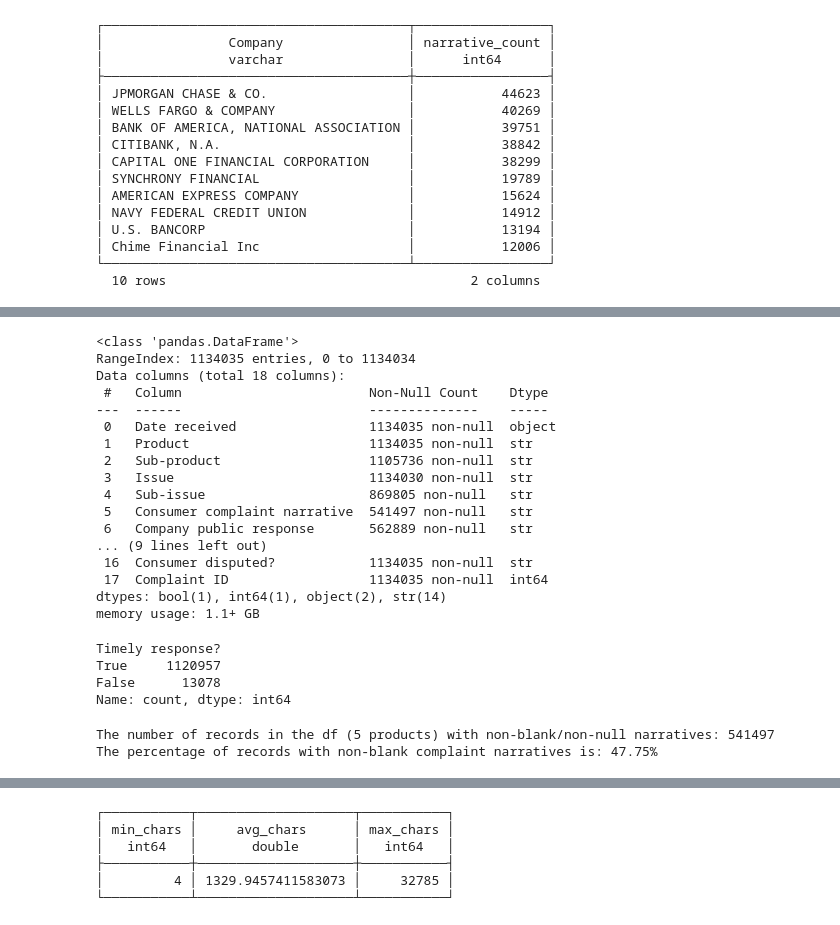
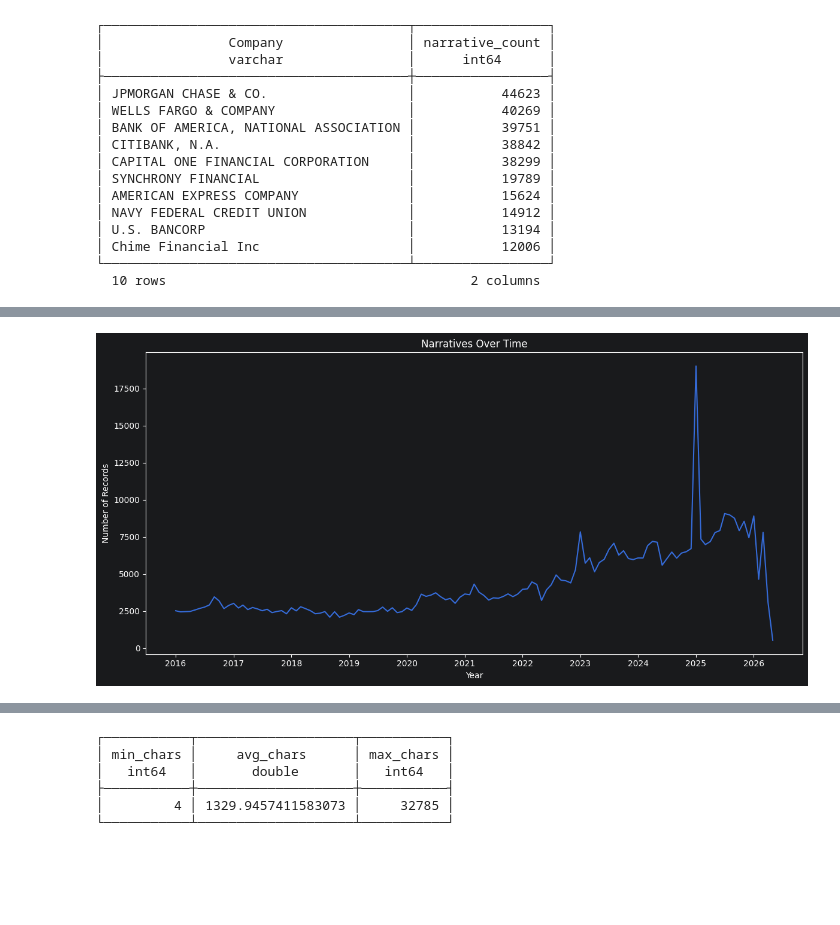
Before and after one commit to n-tamm/cfpb_mortgage_complaints, a Jupyter notebook: notebooks/consumer_complaints_eda_v3.ipynb, the cells around one changed output, grey strips where cells are left out. Cells and saved outputs as stored; diff of their text form; code cells hidden in the pictures; blank space fills up the shorter version.

```diff
--- a/notebooks/consumer_complaints_eda_v3.ipynb
+++ b/notebooks/consumer_complaints_eda_v3.ipynb
@@ -302,3 +355,28 @@ duckdb.sql(f"""
+# %%
+# Plot monthly totals over time
+plt.figure(figsize=(12, 6))
+
+plt.plot(
+    complaints_by_month['month'],
+    complaints_by_month['complaints']
+)
+
+ax = plt.gca()
+
+# Show every year
+ax.xaxis.set_major_locator(mdates.YearLocator())
+
+# Format as 2020, 2021, etc.
+ax.xaxis.set_major_formatter(mdates.DateFormatter('%Y'))
+
+plt.title('Narratives Over Time')
+plt.xlabel('Year')
+plt.ylabel('Number of Records')
+
+plt.tight_layout()
+plt.show()
+# %% [output]
+[figure, added]
 # %%
 # # Print sample of 10 narratives
 # sample_narratives = (
@@ -320,39 +394,0 @@ pandas_df = pd.read_parquet(f'{PARQUET_PATH}')
-# %%
-pandas_df.info()
-# %% [output]
-<class 'pandas.DataFrame'>
-RangeIndex: 1134035 entries, 0 to 1134034
-Data columns (total 18 columns):
- #   Column                        Non-Null Count    Dtype
----  ------                        --------------    -----
- 0   Date received                 1134035 non-null  object
- 1   Product                       1134035 non-null  str
- 2   Sub-product                   1105736 non-null  str
- 3   Issue                         1134030 non-null  str
- 4   Sub-issue                     869805 non-null   str
- 5   Consumer complaint narrative  541497 non-null   str
- 6   Company public response       562889 non-null   str
-... (9 lines left out)
- 16  Consumer disputed?            1134035 non-null  str
- 17  Complaint ID                  1134035 non-null  int64
-dtypes: bool(1), int64(1), object(2), str(14)
-memory usage: 1.1+ GB
-# %%
-# Value counts in "Timely response?"
-pandas_df['Timely response?'].value_counts()
-# %% [output]
-Timely response?
-True     1120957
-False      13078
-Name: count, dtype: int64
-# %%
-# Percentage of records with non-blank/non-null narratives
-count_non_null = pandas_df['Consumer complaint narrative'].count()
-print(f'The number of records in the df (5 products) with non-blank/non-null narratives: {count_non_null}')
-total_rows = len(pandas_df)
-
-pct_with_narratives = round(((count_non_null / total_rows) * 100), 2)
-print(f'The percentage of records with non-blank complaint narratives is: {pct_with_narratives:.2f}%')
-# %% [output]
-The number of records in the df (5 products) with non-blank/non-null narratives: 541497
-The percentage of records with non-blank complaint narratives is: 47.75%
```
Also changed, not shown: parts of 20 cells of this notebook, 1 other file.
